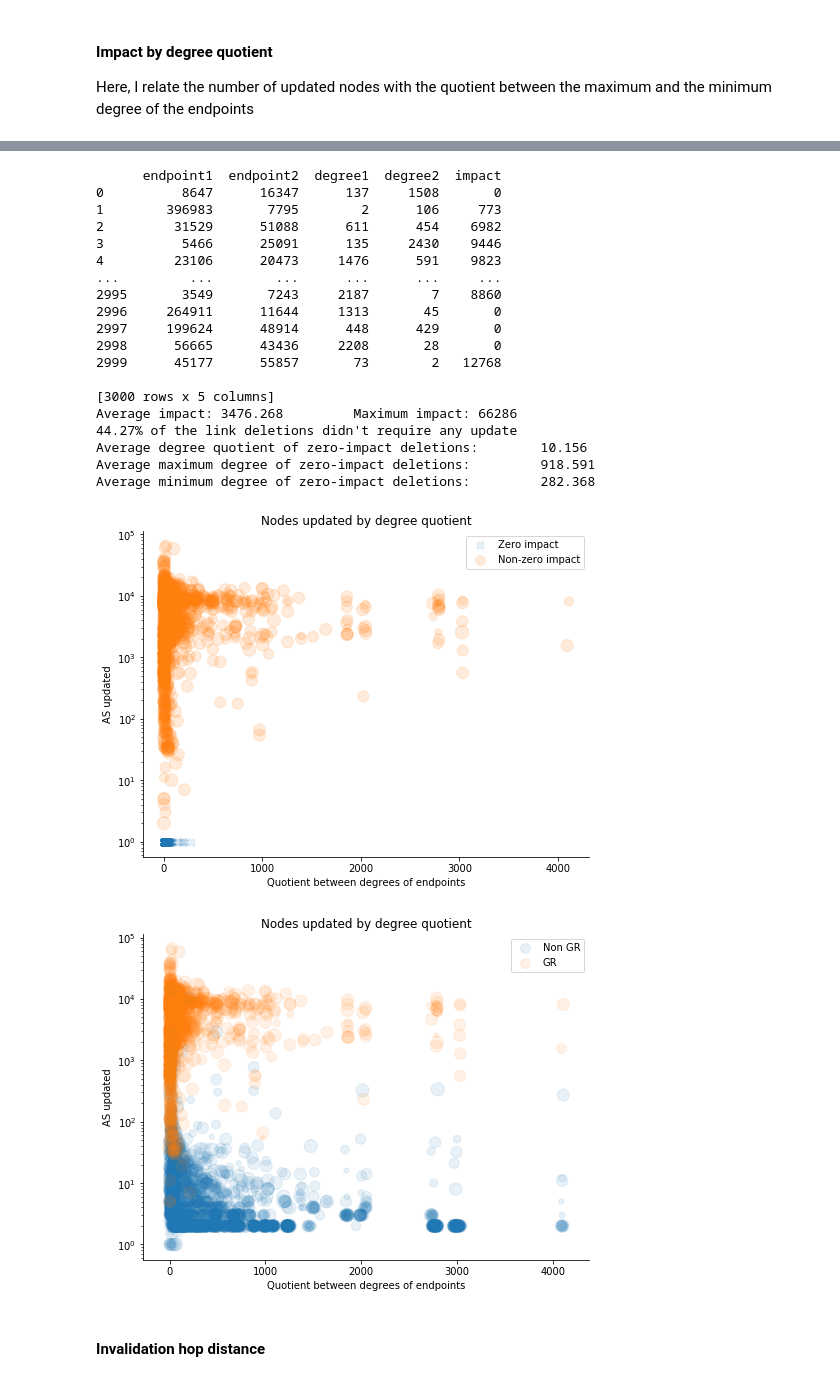
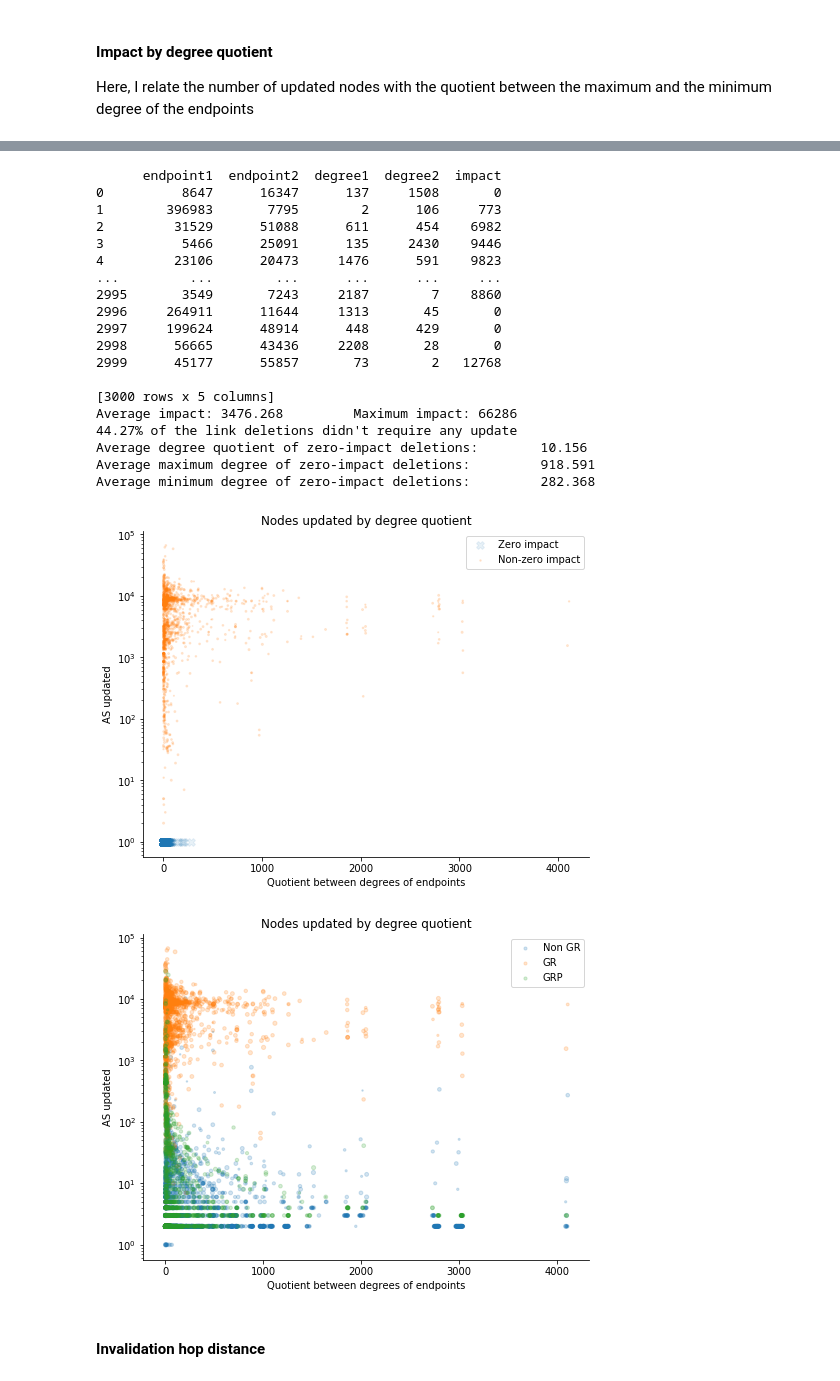
Before and after one commit to dedis/student_20_compactInternet, a Jupyter notebook: TZ_metrics.ipynb, the cells around one changed output, grey strips where cells are left out. Saved outputs shown, nothing was run; the diff lists cells and outputs as text; code cells hidden in the pictures.

```diff
--- a/TZ_metrics.ipynb
+++ b/TZ_metrics.ipynb
@@ -122,7 +175,8 @@ def crunch_deletion_impact(filename):
     plt.figure(figsize=(8, 6))
     plt.title("Nodes updated by degree quotient")
     plt.scatter(zero_impact_deletions[:,0], zero_impact_deletions[:,1], 60, marker='X', alpha=.1, zorder=10, label="Zero impact")
-    plt.scatter(degree_quotient_impact[:,0], degree_quotient_impact[:,1], abs_deg_val * 20, alpha=.15, label="Non-zero impact")
+    # Big point scale: 30
+    plt.scatter(degree_quotient_impact[:,0], degree_quotient_impact[:,1], abs_deg_val * .5, alpha=.15, label="Non-zero impact")
     plt.yscale("log")
     plt.gca().spines['top'].set_visible(False)
     plt.gca().spines['right'].set_visible(False)
@@ -134,0 +208,2 @@ def crunch_deletion_impact(filename):
+# %%
+impact_spo_GRP_3000 = crunch_deletion_impact("./simulation/data/full-impact-spo-GRP-3000.csv")
@@ -219,21 +311,21 @@ Average impact: 3476.268         Maximum impact: 66286
 Average degree quotient of zero-impact deletions:        10.156
 Average maximum degree of zero-impact deletions:         918.591
 Average minimum degree of zero-impact deletions:         282.368
-[figure, old version]
+[figure, new version]
 # %%
 plt.figure(figsize=(8, 6))
 plt.title("Nodes updated by degree quotient")
-plt.scatter(impact_4000[0][:,0], impact_4000[0][:,1], impact_4000[1] * 20, alpha=.1, label="Non GR")
-plt.scatter(impact_GR_3000[0][:,0], impact_GR_3000[0][:,1], impact_GR_3000[1] * 20, alpha=.1, label="GR")
-#plt.scatter(impact_GRP_3000[0][:,0], impact_GRP_3000[0][:,1], impact_GRP_3000[1] * 20, alpha=.1, label="GRP")
+plt.scatter(impact_4000[0][:,0], impact_4000[0][:,1], impact_4000[1] * 2, alpha=.2, label="Non GR")
+plt.scatter(impact_GR_3000[0][:,0], impact_GR_3000[0][:,1], impact_GR_3000[1] * 2, alpha=.2, label="GR")
+plt.scatter(impact_spo_GRP_3000[0][:,0], impact_spo_GRP_3000[0][:,1], impact_spo_GRP_3000[1] * 2, alpha=.2, label="GRP")
 plt.yscale("log")
 plt.gca().spines['top'].set_visible(False)
 plt.gca().spines['right'].set_visible(False)
 plt.legend()
 plt.ylabel("AS updated")
 plt.xlabel("Quotient between degrees of endpoints");
 #plt.savefig("./figs/" + dataset_name + "-deg_quotient.svg")
 # %% [output]
-[figure, old version]
+[figure, new version]
 # %% [markdown]
 #### Invalidation hop distance
```
Also changed, not shown: parts of 47 cells of this notebook, 4 other files.
